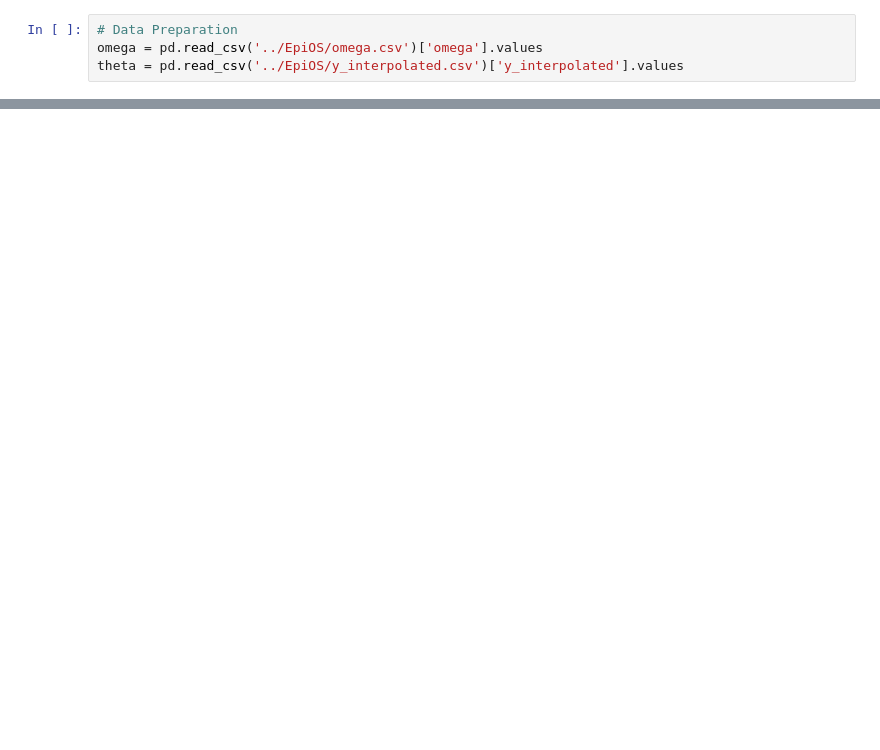
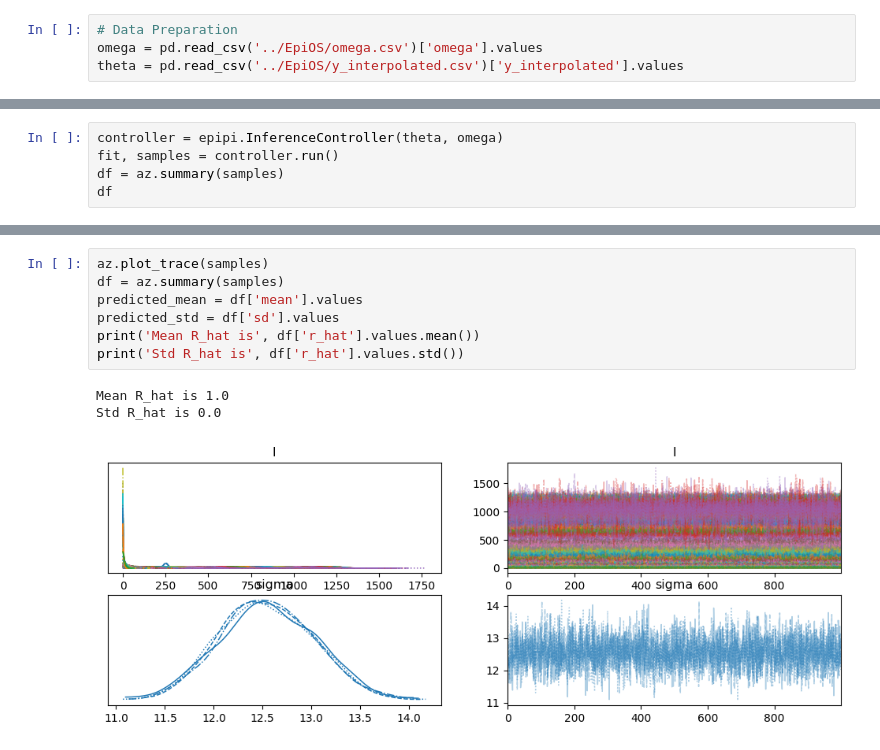
Before and after one commit to SABS-R3-Epidemiology/EpiPI, a Jupyter notebook: pipeline.ipynb, the cells around one changed output, grey strips where cells are left out. Cells and saved outputs as stored; diff of their text form; blank space fills up the shorter version.

```diff
--- a/pipeline.ipynb
+++ b/pipeline.ipynb
@@ -91,0 +18,5 @@ ValueError: TAPE_ERROR: The JSON document has an improper structure: missing or
+# %%
+controller = epipi.InferenceController(theta, omega)
+fit, samples = controller.run()
+df = az.summary(samples)
+df
@@ -91,0 +55,11 @@ ValueError: TAPE_ERROR: The JSON document has an improper structure: missing or
+# %%
+az.plot_trace(samples)
+df = az.summary(samples)
+predicted_mean = df['mean'].values
+predicted_std = df['sd'].values
+print('Mean R_hat is', df['r_hat'].values.mean())
+print('Std R_hat is', df['r_hat'].values.std())
+# %% [output]
+Mean R_hat is 1.0
+Std R_hat is 0.0
+[figure, added]
```
Also changed, not shown: parts of 13 cells of this notebook, 3 other files.
